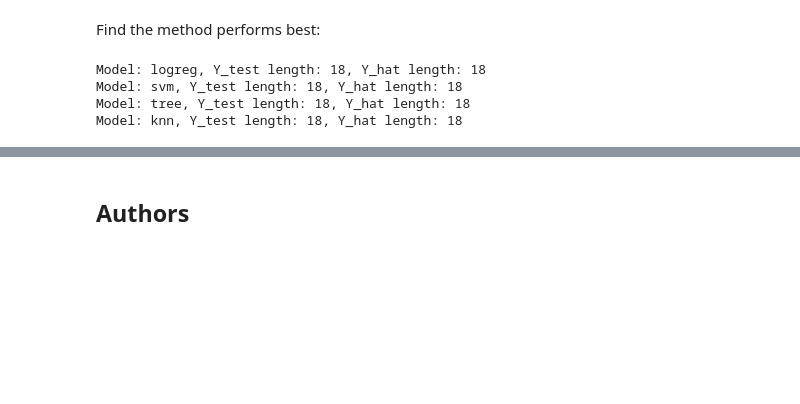
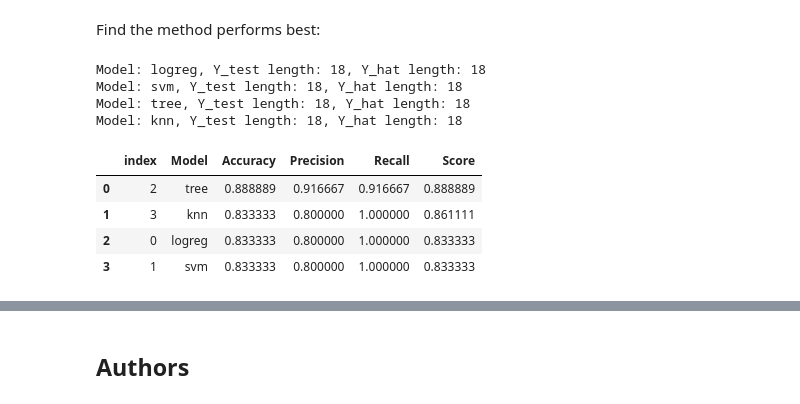
Before and after one commit to ssopic/IBM-data-science-capstone, a Jupyter notebook: Prediction.ipynb, the cells around one changed output, grey strips where cells are left out. Saved outputs shown, nothing was run; the diff lists cells and outputs as text; code cells hidden in the pictures; blank space fills up the shorter version.

```diff
--- a/Prediction.ipynb
+++ b/Prediction.ipynb
@@ -365,33 +400,39 @@ for i, model_name in enumerate(data['model']):
 # create empty lists to store the results for each model
 model_list = []
 accuracy_list = []
 precision_list = []
 recall_list = []
 score_list=[log_score,svm_score,  tree_score, knn_score]
 # loop through the dictionary and calculate metrics for each model
 for i, model_name in enumerate(data['model']):
     Y_test = data['Y_test'][i]
     Y_hat = data['Y_hat'][i]
     accuracy = accuracy_score(Y_test, Y_hat)
     precision = precision_score(Y_test, Y_hat)
     recall = recall_score(Y_test, Y_hat)
 
     # append the results to the corresponding lists
     model_list.append(model_name)
     accuracy_list.append(accuracy)
     precision_list.append(precision)
     recall_list.append(recall)
 
 # create a pandas DataFrame with the results
 df = pd.DataFrame({'Model': model_list, 'Accuracy': accuracy_list, 'Precision': precision_list, 'Recall': recall_list, 'Score': score_list})
 # sort the DataFrame by Accuracy, Precision, Recall, Score
 df_sorted = df.sort_values(by=['Accuracy', 'Precision', 'Recall', 'Score'], ascending=False)
 df_sorted= df_sorted.reset_index()
+df_sorted
 # %% [output]
 Model: logreg, Y_test length: 18, Y_hat length: 18
 Model: svm, Y_test length: 18, Y_hat length: 18
 Model: tree, Y_test length: 18, Y_hat length: 18
 Model: knn, Y_test length: 18, Y_hat length: 18
+|  | index | Model | Accuracy | Precision | Recall | Score |
+| 0 | 2 | tree | 0.888889 | 0.916667 | 0.916667 | 0.888889 |
+| 1 | 3 | knn | 0.833333 | 0.800000 | 1.000000 | 0.861111 |
+| 2 | 0 | logreg | 0.833333 | 0.800000 | 1.000000 | 0.833333 |
+| 3 | 1 | svm | 0.833333 | 0.800000 | 1.000000 | 0.833333 |
 # %%
 print("The best model is " + df_sorted['Model'][0]+ ". This model has an Accuracy of " +df_sorted['Accuracy'][0].astype(str)+", Precison of " +df_sorted['Precision'][0].astype(str)+", Recall of " + df_sorted['Recall'][0].astype(str)+ " and Score of "+ df_sorted['Score'][0].astype(str))
 # %% [output]
```
Also changed, not shown: parts of 16 cells of this notebook.
